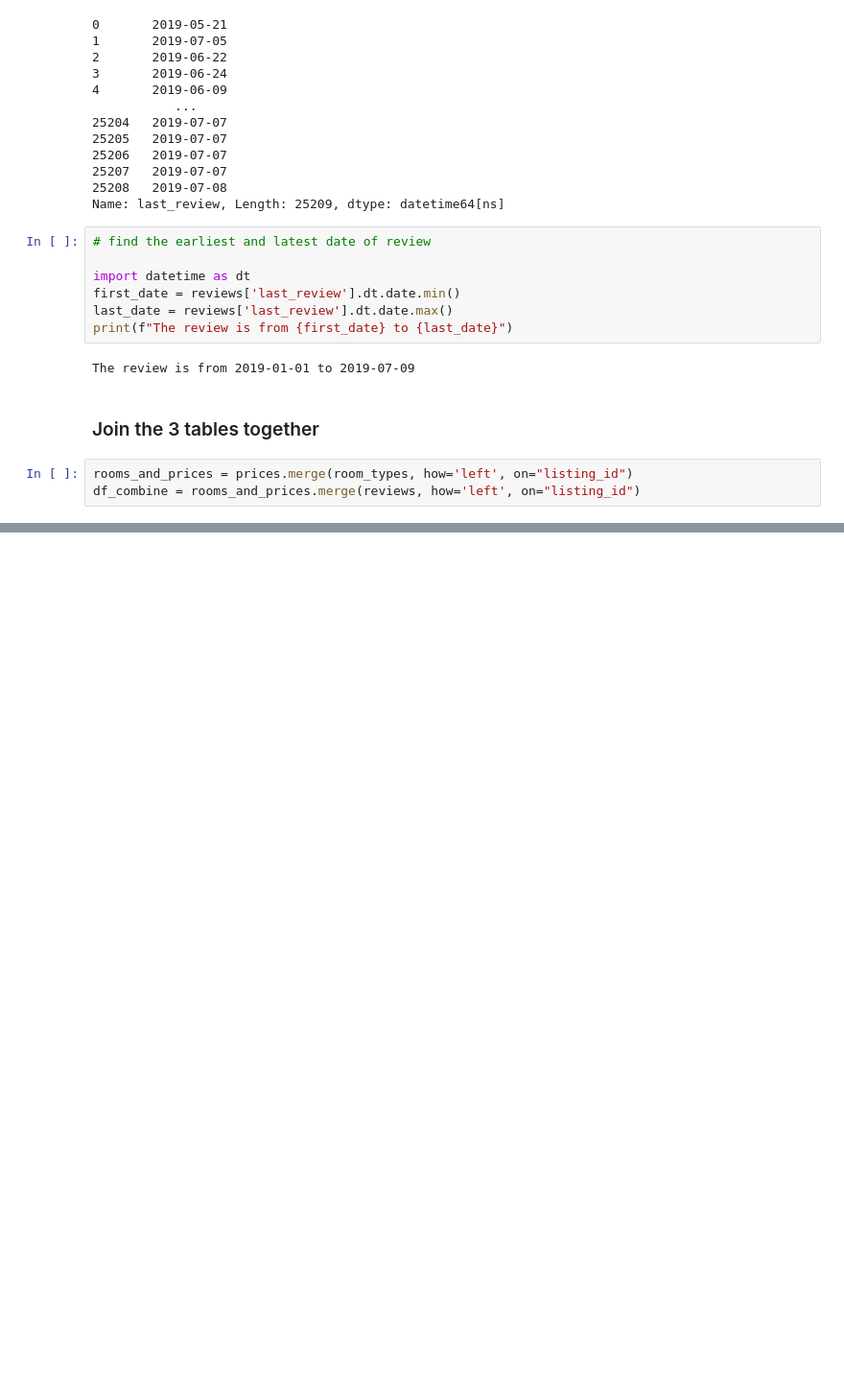
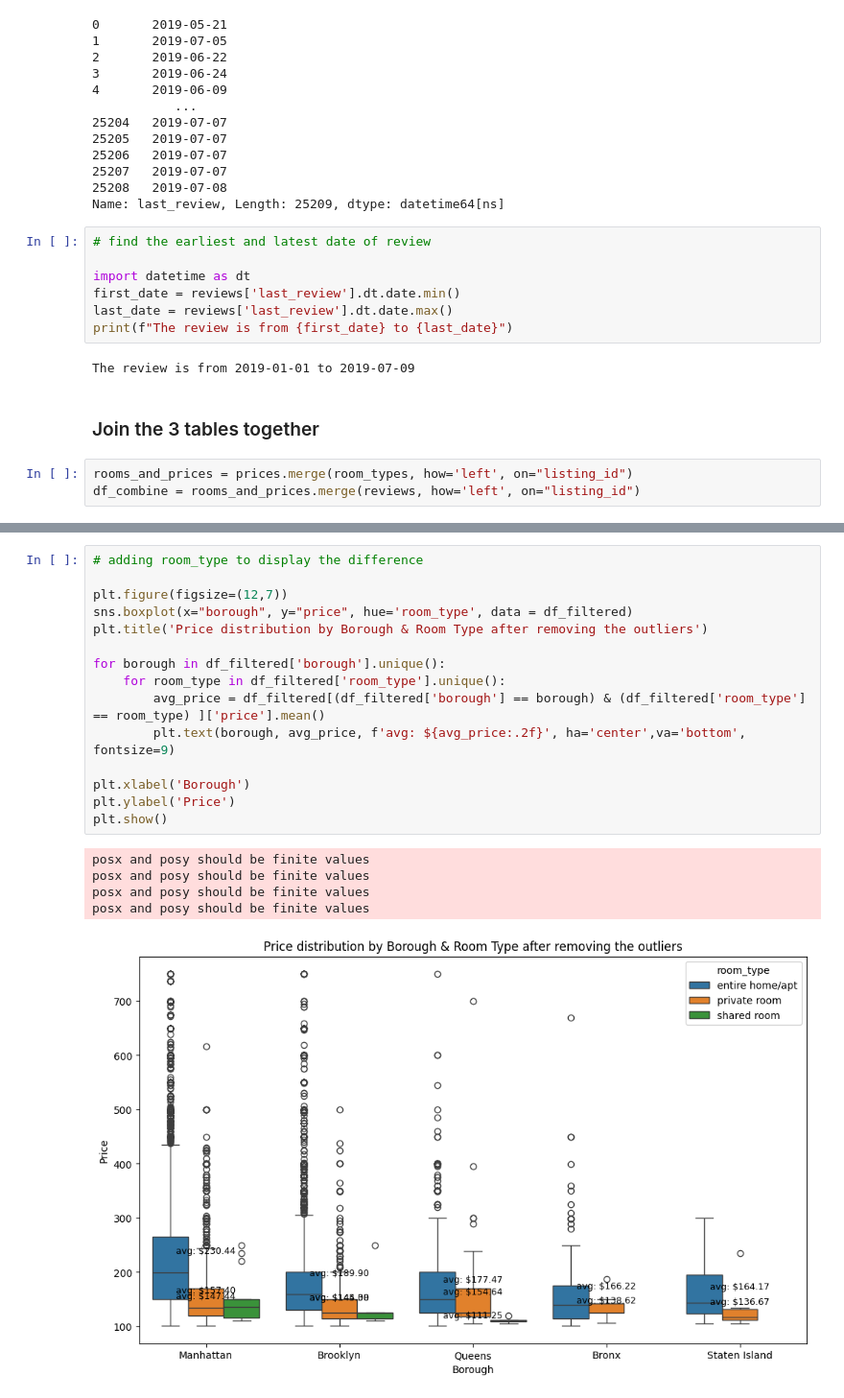
Before and after one commit to klein-wang/TechNow, a Jupyter notebook: Projects/NYC_Airbnb_Market/toLeon_Airbnb.ipynb, the cells around one changed output, grey strips where cells are left out. Shown at 96% size. Saved outputs shown, nothing was run; the diff lists cells and outputs as text; blank space fills up the shorter version.

```diff
--- a/Projects/NYC_Airbnb_Market/toLeon_Airbnb.ipynb
+++ b/Projects/NYC_Airbnb_Market/toLeon_Airbnb.ipynb
@@ -179,0 +238,21 @@ df_combine
+# %%
+# adding room_type to display the difference
+
+plt.figure(figsize=(12,7))
+sns.boxplot(x="borough", y="price", hue='room_type', data = df_filtered)
+plt.title('Price distribution by Borough & Room Type after removing the outliers')
+
+for borough in df_filtered['borough'].unique():
+    for room_type in df_filtered['room_type'].unique():
+        avg_price = df_filtered[(df_filtered['borough'] == borough) & (df_filtered['room_type'] == room_type) ]['price'].mean()
+        plt.text(borough, avg_price, f'avg: ${avg_price:.2f}', ha='center',va='bottom', fontsize=9)
+
+plt.xlabel('Borough')
+plt.ylabel('Price')
+plt.show()
+# %% [output]
+posx and posy should be finite values
+posx and posy should be finite values
+posx and posy should be finite values
+posx and posy should be finite values
+[figure, added]
```
Also changed, not shown: parts of 11 cells of this notebook, 1 other file.
